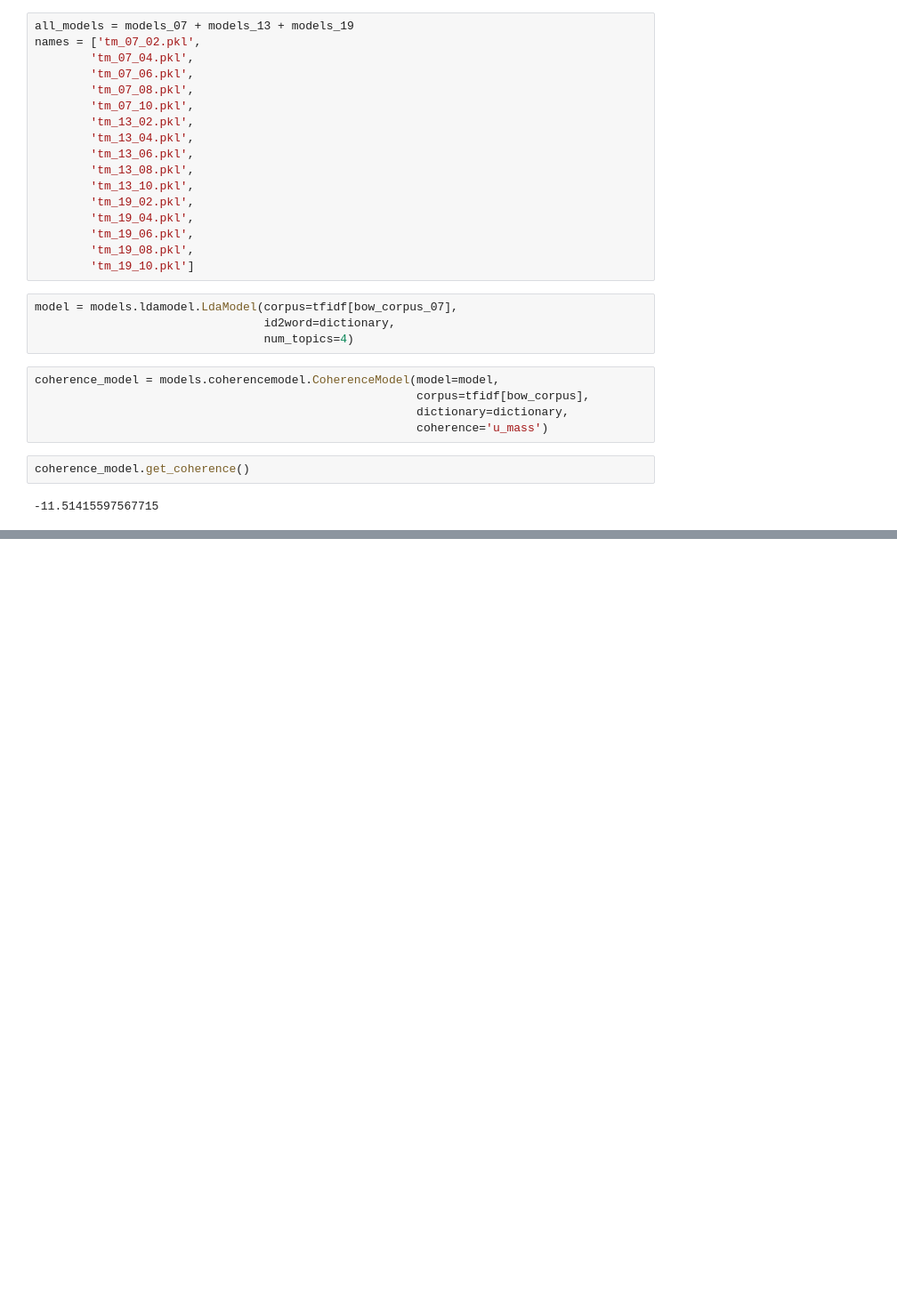
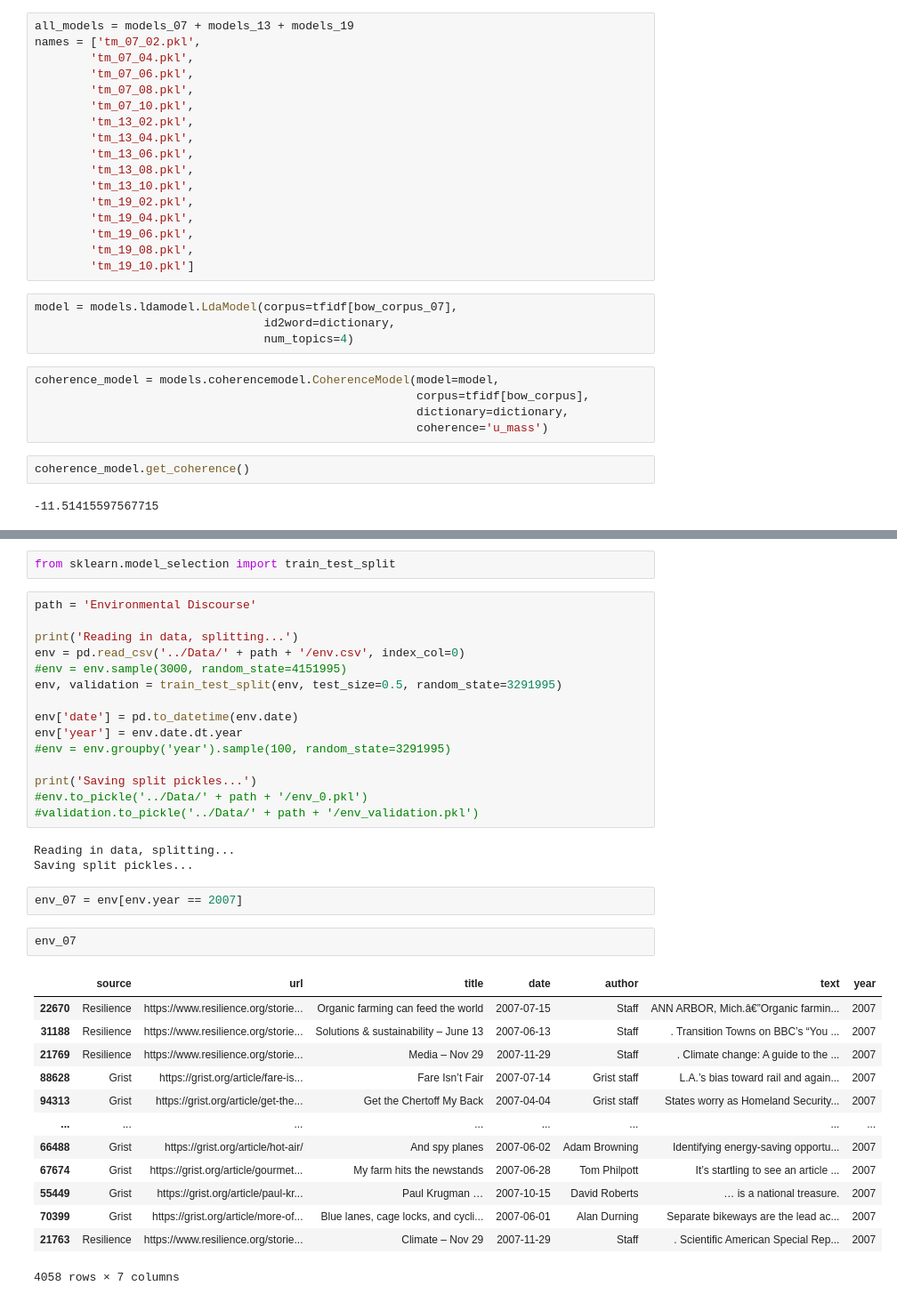
Before and after one commit to mikepackard415/Scientific-Environmental-Discourse, a Jupyter notebook: Programs/Topic Modeling.ipynb, the cells around one changed output, grey strips where cells are left out. Shown at 89% size. Saved outputs shown, nothing was run; the diff lists cells and outputs as text; blank space fills up the shorter version.

```diff
--- a/Programs/Topic Modeling.ipynb
+++ b/Programs/Topic Modeling.ipynb
@@ -456,0 +539,38 @@ coherence_model.get_coherence()
+# %%
+from sklearn.model_selection import train_test_split
+# %%
+path = 'Environmental Discourse'
+
+print('Reading in data, splitting...')
+env = pd.read_csv('../Data/' + path + '/env.csv', index_col=0)
+#env = env.sample(3000, random_state=4151995)
+env, validation = train_test_split(env, test_size=0.5, random_state=3291995)
+
+env['date'] = pd.to_datetime(env.date)
+env['year'] = env.date.dt.year
+#env = env.groupby('year').sample(100, random_state=3291995)
+
+print('Saving split pickles...')
+#env.to_pickle('../Data/' + path + '/env_0.pkl')
+#validation.to_pickle('../Data/' + path + '/env_validation.pkl')
+# %% [output]
+Reading in data, splitting...
+Saving split pickles...
+# %%
+env_07 = env[env.year == 2007]
+# %%
+env_07
+# %% [output]
+|  | source | url | title | date | author | text | year |
+| 22670 | Resilience | https://www.resilience.org/storie... | Organic farming can feed the world | 2007-07-15 | Staff | ANN ARBOR, Mich.â€”Organic farmin... | 2007 |
+| 31188 | Resilience | https://www.resilience.org/storie... | Solutions & sustainability – June 13 | 2007-06-13 | Staff | . Transition Towns on BBC’s “You ... | 2007 |
+| 21769 | Resilience | https://www.resilience.org/storie... | Media – Nov 29 | 2007-11-29 | Staff | . Climate change: A guide to the ... | 2007 |
+| 88628 | Grist | https://grist.org/article/fare-is... | Fare Isn’t Fair | 2007-07-14 | Grist staff | L.A.’s bias toward rail and again... | 2007 |
+| 94313 | Grist | https://grist.org/article/get-the... | Get the Chertoff My Back | 2007-04-04 | Grist staff | States worry as Homeland Security... | 2007 |
+| ... | ... | ... | ... | ... | ... | ... | ... |
+| 66488 | Grist | https://grist.org/article/hot-air/ | And spy planes | 2007-06-02 | Adam Browning | Identifying energy-saving opportu... | 2007 |
+| 67674 | Grist | https://grist.org/article/gourmet... | My farm hits the newstands | 2007-06-28 | Tom Philpott | It’s startling to see an article ... | 2007 |
+| 55449 | Grist | https://grist.org/article/paul-kr... | Paul Krugman … | 2007-10-15 | David Roberts | … is a national treasure. | 2007 |
+| 70399 | Grist | https://grist.org/article/more-of... | Blue lanes, cage locks, and cycli... | 2007-06-01 | Alan Durning | Separate bikeways are the lead ac... | 2007 |
+| 21763 | Resilience | https://www.resilience.org/storie... | Climate – Nov 29 | 2007-11-29 | Staff | . Scientific American Special Rep... | 2007 |
+4058 rows × 7 columns
```
Also changed, not shown: parts of 28 cells of this notebook, 2 other files.
